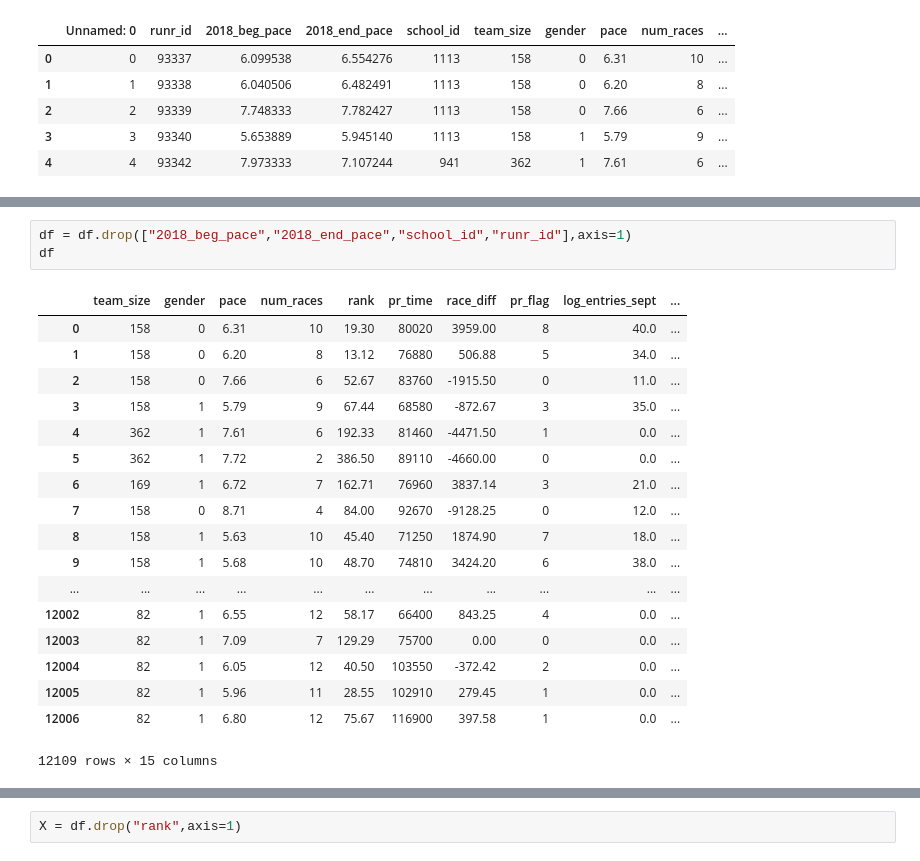
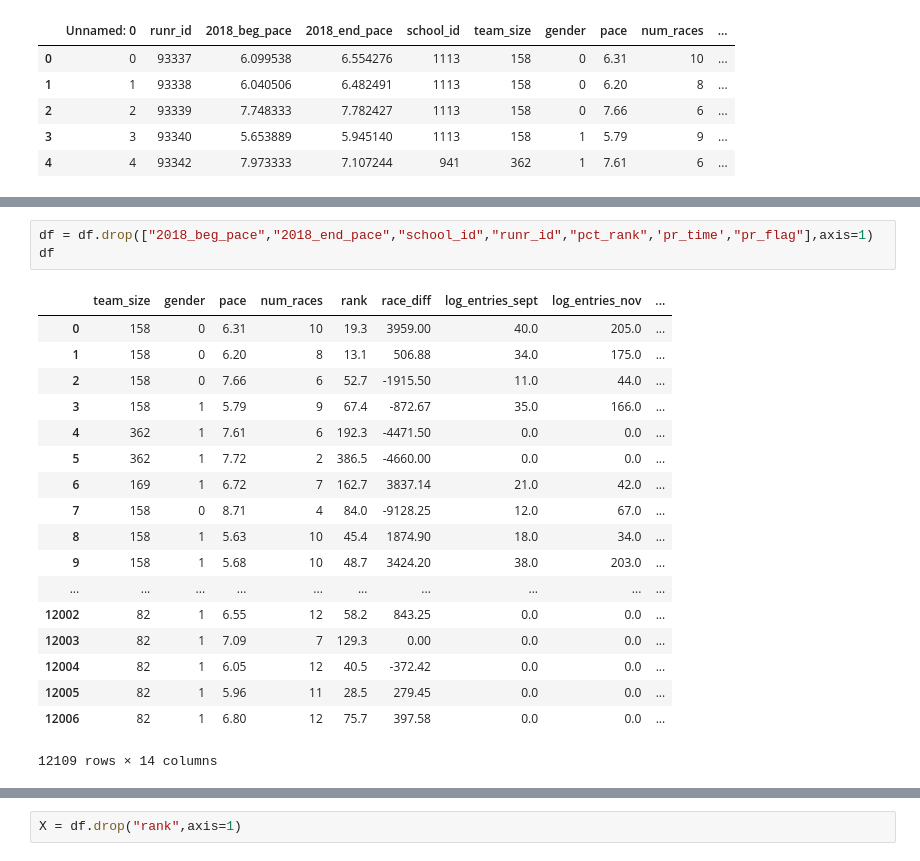
Before and after one commit to DRBrenner/race_performance_final, a Jupyter notebook: machine_learning_runner_2018_improvement.ipynb, the cells around one changed output, grey strips where cells are left out. Saved outputs shown, nothing was run; the diff lists cells and outputs as text.

```diff
--- a/machine_learning_runner_2018_improvement.ipynb
+++ b/machine_learning_runner_2018_improvement.ipynb
@@ -33,25 +33,25 @@ df.head()
 # %%
-df = df.drop(["2018_beg_pace","2018_end_pace","school_id","runr_id"],axis=1)
+df = df.drop(["2018_beg_pace","2018_end_pace","school_id","runr_id","pct_rank",'pr_time',"pr_flag"],axis=1)
 df
 # %% [output]
-|  | team_size | gender | pace | num_races | rank | pr_time | race_diff | pr_flag | log_entries_sept | ... |
-| 0 | 158 | 0 | 6.31 | 10 | 19.30 | 80020 | 3959.00 | 8 | 40.0 | ... |
-| 1 | 158 | 0 | 6.20 | 8 | 13.12 | 76880 | 506.88 | 5 | 34.0 | ... |
-| 2 | 158 | 0 | 7.66 | 6 | 52.67 | 83760 | -1915.50 | 0 | 11.0 | ... |
-| 3 | 158 | 1 | 5.79 | 9 | 67.44 | 68580 | -872.67 | 3 | 35.0 | ... |
-| 4 | 362 | 1 | 7.61 | 6 | 192.33 | 81460 | -4471.50 | 1 | 0.0 | ... |
-| 5 | 362 | 1 | 7.72 | 2 | 386.50 | 89110 | -4660.00 | 0 | 0.0 | ... |
-| 6 | 169 | 1 | 6.72 | 7 | 162.71 | 76960 | 3837.14 | 3 | 21.0 | ... |
-| 7 | 158 | 0 | 8.71 | 4 | 84.00 | 92670 | -9128.25 | 0 | 12.0 | ... |
-| 8 | 158 | 1 | 5.63 | 10 | 45.40 | 71250 | 1874.90 | 7 | 18.0 | ... |
-| 9 | 158 | 1 | 5.68 | 10 | 48.70 | 74810 | 3424.20 | 6 | 38.0 | ... |
-| ... | ... | ... | ... | ... | ... | ... | ... | ... | ... | ... |
-| 12002 | 82 | 1 | 6.55 | 12 | 58.17 | 66400 | 843.25 | 4 | 0.0 | ... |
-| 12003 | 82 | 1 | 7.09 | 7 | 129.29 | 75700 | 0.00 | 0 | 0.0 | ... |
-| 12004 | 82 | 1 | 6.05 | 12 | 40.50 | 103550 | -372.42 | 2 | 0.0 | ... |
-| 12005 | 82 | 1 | 5.96 | 11 | 28.55 | 102910 | 279.45 | 1 | 0.0 | ... |
-| 12006 | 82 | 1 | 6.80 | 12 | 75.67 | 116900 | 397.58 | 1 | 0.0 | ... |
+|  | team_size | gender | pace | num_races | rank | race_diff | log_entries_sept | log_entries_nov | ... |
+| 0 | 158 | 0 | 6.31 | 10 | 19.3 | 3959.00 | 40.0 | 205.0 | ... |
+| 1 | 158 | 0 | 6.20 | 8 | 13.1 | 506.88 | 34.0 | 175.0 | ... |
+| 2 | 158 | 0 | 7.66 | 6 | 52.7 | -1915.50 | 11.0 | 44.0 | ... |
+| 3 | 158 | 1 | 5.79 | 9 | 67.4 | -872.67 | 35.0 | 166.0 | ... |
+| 4 | 362 | 1 | 7.61 | 6 | 192.3 | -4471.50 | 0.0 | 0.0 | ... |
+| 5 | 362 | 1 | 7.72 | 2 | 386.5 | -4660.00 | 0.0 | 0.0 | ... |
+| 6 | 169 | 1 | 6.72 | 7 | 162.7 | 3837.14 | 21.0 | 42.0 | ... |
+| 7 | 158 | 0 | 8.71 | 4 | 84.0 | -9128.25 | 12.0 | 67.0 | ... |
+| 8 | 158 | 1 | 5.63 | 10 | 45.4 | 1874.90 | 18.0 | 34.0 | ... |
+| 9 | 158 | 1 | 5.68 | 10 | 48.7 | 3424.20 | 38.0 | 203.0 | ... |
+| ... | ... | ... | ... | ... | ... | ... | ... | ... | ... |
+| 12002 | 82 | 1 | 6.55 | 12 | 58.2 | 843.25 | 0.0 | 0.0 | ... |
+| 12003 | 82 | 1 | 7.09 | 7 | 129.3 | 0.00 | 0.0 | 0.0 | ... |
+| 12004 | 82 | 1 | 6.05 | 12 | 40.5 | -372.42 | 0.0 | 0.0 | ... |
+| 12005 | 82 | 1 | 5.96 | 11 | 28.5 | 279.45 | 0.0 | 0.0 | ... |
+| 12006 | 82 | 1 | 6.80 | 12 | 75.7 | 397.58 | 0.0 | 0.0 | ... |
-12109 rows × 15 columns
+12109 rows × 14 columns
 # %%
 df[df["log_entries_all"].notnull()]
 # %% [output]
```
Also changed, not shown: parts of 7 cells of this notebook, 17 other files.
